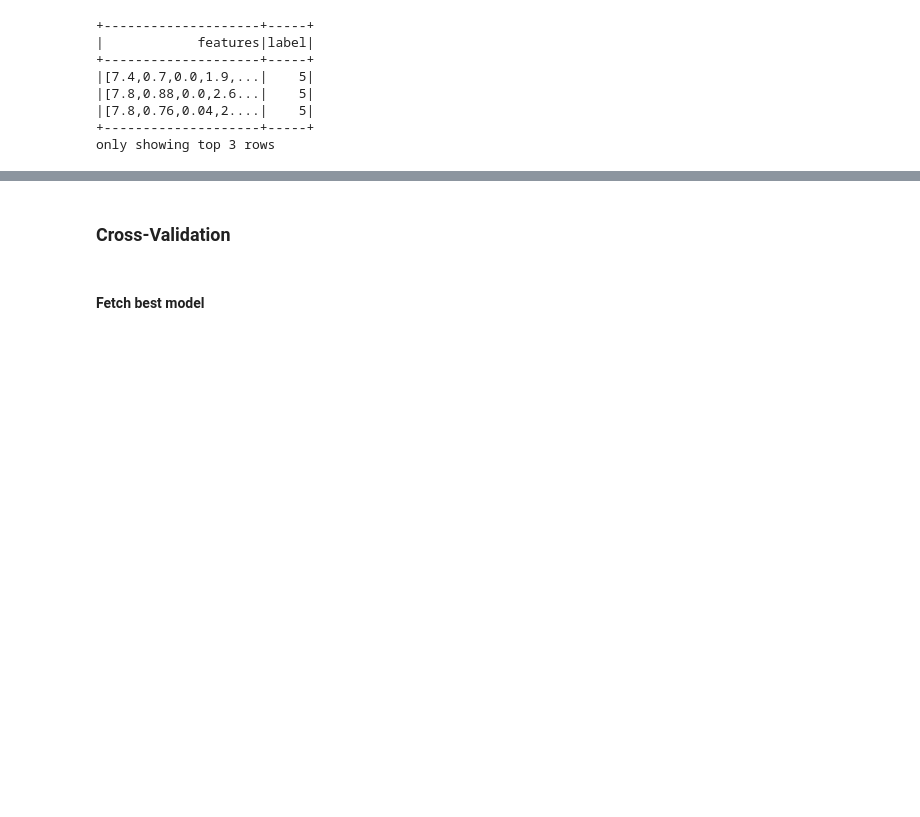
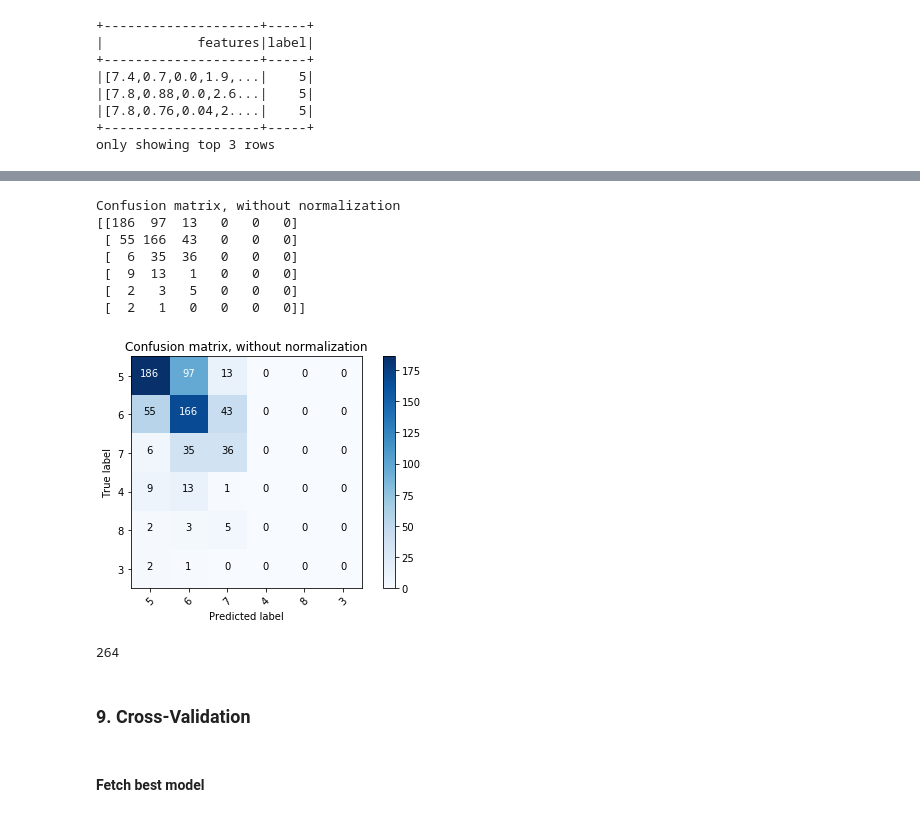
Before and after one commit to PankajShegokar/LearningApacheSpark, a Jupyter notebook: doc/notebook/DecisionTreeC7.ipynb, the cells around one changed output, grey strips where cells are left out. Saved outputs shown, nothing was run; the diff lists cells and outputs as text; code cells hidden in the pictures; blank space fills up the shorter version.

```diff
--- a/doc/notebook/DecisionTreeC7.ipynb
+++ b/doc/notebook/DecisionTreeC7.ipynb
@@ -116,5 +287,24 @@ Predictions accuracy = 0.532, Test Error = 0.468
+# %%
+# Plot non-normalized confusion matrix
+plt.figure()
+plot_confusion_matrix(cnf_matrix, classes=class_names,
+                      title='Confusion matrix, without normalization')
+plt.show()
+# %% [output]
+Confusion matrix, without normalization
+[[186  97  13   0   0   0]
+ [ 55 166  43   0   0   0]
+ [  6  35  36   0   0   0]
+ [  9  13   1   0   0   0]
+ [  2   3   5   0   0   0]
+ [  2   1   0   0   0   0]]
+[figure, added]
+# %%
+predictions.select("label").filter(predictions.label==6).count()
+# %% [output]
+264
 # %% [markdown]
-### Cross-Validation
+### 9. Cross-Validation
 # %%
 # Search through decision tree's maxDepth parameter for best model
 paramGrid = ParamGridBuilder().addGrid(dTree.maxDepth, [2,3,4,5,6,7]).build()
```
Also changed, not shown: parts of 38 cells of this notebook, 15 other files.
